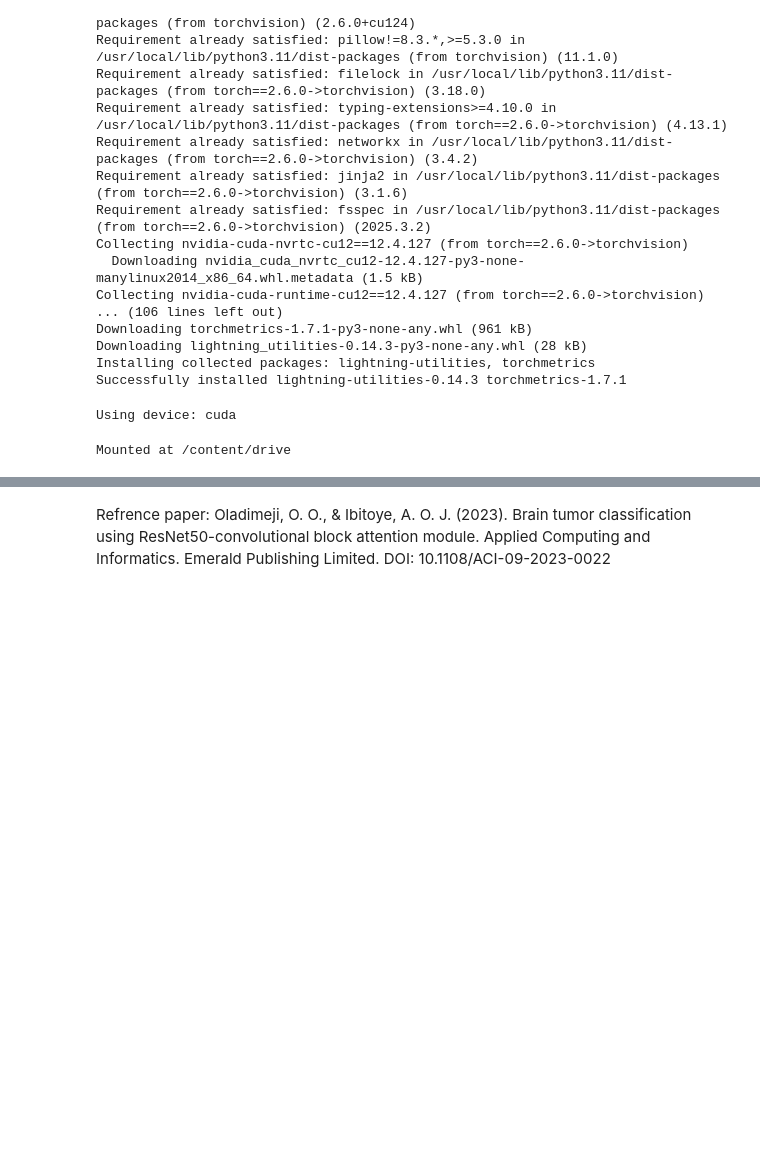
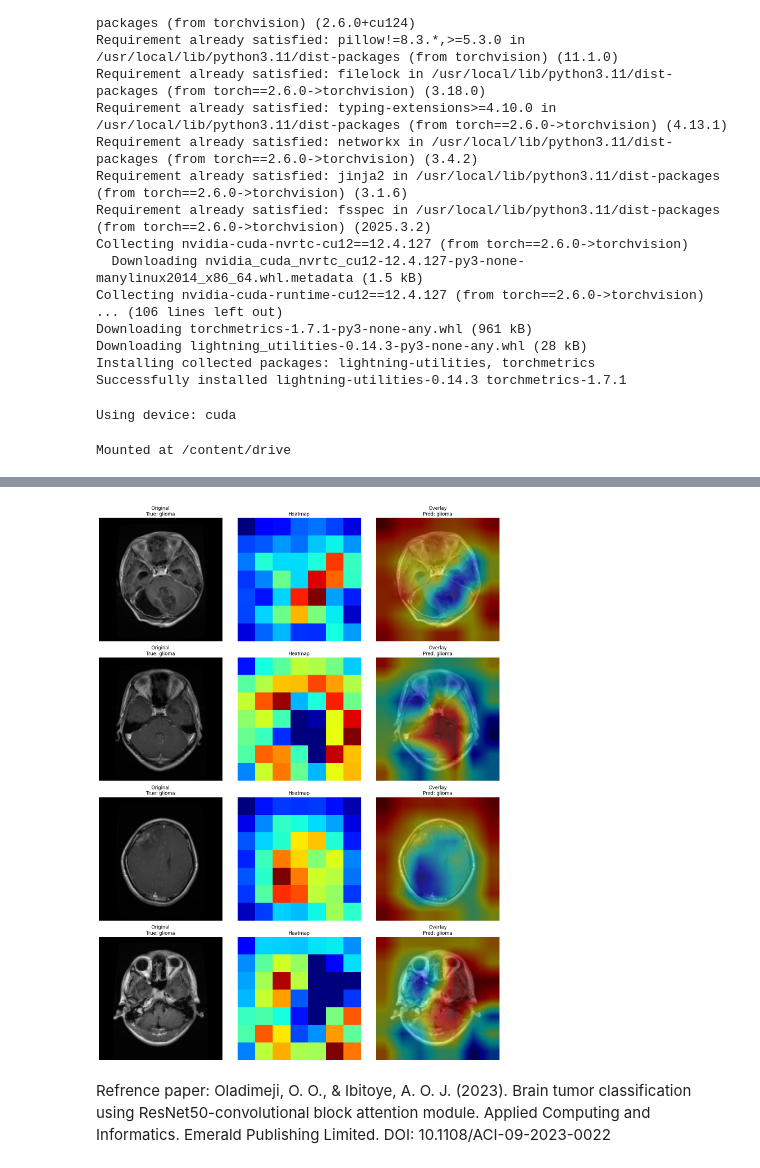
Before and after one commit to iranfromiran/computer-vision-brain-tumor, a Jupyter notebook: ai_brain_tumor.ipynb, the cells around one changed output, grey strips where cells are left out. Drawn from its saved outputs; the diff is of its cells as text; code cells hidden in the pictures; blank space fills up the shorter version.

```diff
--- a/ai_brain_tumor.ipynb
+++ b/ai_brain_tumor.ipynb
@@ -384,0 +382,96 @@ weighted avg       0.95      0.95      0.95      1311
+# %%
+# Grad-CAM Implementation
+class GradCAM:
+    def __init__(self, model, target_layer):
+        self.model = model
+        self.target_layer = target_layer
+        self.gradients = None
+        self.activations = None
+
+        self.target_layer.register_forward_hook(self.save_activation)
+        self.target_layer.register_backward_hook(self.save_gradient)
+
+    def save_activation(self, module, input, output):
+        self.activations = output.detach()
+
+    def save_gradient(self, module, grad_input, grad_output):
+        self.gradients = grad_output[0].detach()
+
+    def generate_heatmap(self, input_image, class_idx=None):
+        self.model.eval()
+        output = self.model(input_image)
+
+        if class_idx is None:
+            class_idx = torch.argmax(output, dim=1).item()
+
+        self.model.zero_grad()
+        output[:, class_idx].backward()
+
+        weights = torch.mean(self.gradients, dim=(2, 3), keepdim=True)
+        heatmap = torch.sum(weights * self.activations, dim=1, keepdim=True)
+        heatmap = torch.relu(heatmap)
+        heatmap = heatmap.squeeze().cpu().numpy()
+
+        heatmap = (heatmap - np.min(heatmap)) / (np.max(heatmap) - np.min(heatmap) + 1e-8)
+        return heatmap
+
+
+    def overlay_heatmap(self, heatmap, original_image, alpha=0.5, colormap=cv2.COLORMAP_JET):
+        original_image = original_image.squeeze().cpu().numpy()
+        original_image = (original_image - np.min(original_image)) / (np.max(original_image) - np.min(original_image))
+        original_image = (original_image * 255).astype(np.uint8)
+
+        heatmap = cv2.resize(heatmap, (original_image.shape[1], original_image.shape[0]))
+        heatmap_colored = cv2.applyColorMap((heatmap * 255).astype(np.uint8), colormap)
+
+        superimposed_img = cv2.addWeighted(
+            cv2.cvtColor(original_image, cv2.COLOR_GRAY2BGR),
+            1 - alpha,
+            heatmap_colored,
+            alpha,
+            0.0
+        )
+        return superimposed_img
+
+
+def visualize_gradcam(model, test_loader, class_names, num_images=4):
+    model.eval()
+    grad_cam = GradCAM(model, model.resnet.layer4)
+
+    images, labels = next(iter(test_loader))
+    images, labels = images.to(device), labels.to(device)
+
+    plt.figure(figsize=(15, 5*num_images))
+
+    for i in range(min(num_images, len(images))):
+        input_image = images[i:i+1]
+        heatmap = grad_cam.generate_heatmap(input_image)
+        superimposed_img = grad_cam.overlay_heatmap(heatmap, input_image)
+
+        with torch.no_grad():
+            output = model(input_image)
+            pred_idx = torch.argmax(output, dim=1).item()
+
+        plt.subplot(num_images, 3, i*3 + 1)
+        plt.imshow(input_image.squeeze().cpu().numpy(), cmap='gray')
+        plt.title(f'Original\nTrue: {class_names[labels[i]]}')
+        plt.axis('off')
+
+        plt.subplot(num_images, 3, i*3 + 2)
+        plt.imshow(heatmap, cmap='jet')
+        plt.title('Heatmap')
+        plt.axis('off')
+
+        plt.subplot(num_images, 3, i*3 + 3)
+        plt.imshow(superimposed_img)
+        plt.title(f'Overlay\nPred: {class_names[pred_idx]}')
+        plt.axis('off')
+
+    plt.tight_layout()
+    plt.show()
+
+print("\nGenerating Grad-CAM visualizations for sample test images:")
+visualize_gradcam(model, test_loader, class_names, num_images=4)
+
+torch.save(model.state_dict(), '/content/drive/My Drive/Colab Notebooks/3resnet50_cbam_finetuned.pth')
+# %% [output]
@@ -385,2 +479,3 @@ weighted avg       0.95      0.95      0.95      1311
+[figure, added]
 # %% [markdown]
 Refrence paper: Oladimeji, O. O., & Ibitoye, A. O. J. (2023). Brain tumor classification using ResNet50-convolutional block attention module. Applied Computing and Informatics. Emerald Publishing Limited. DOI: 10.1108/ACI-09-2023-0022
```
Also changed, not shown: parts of 6 cells of this notebook.
